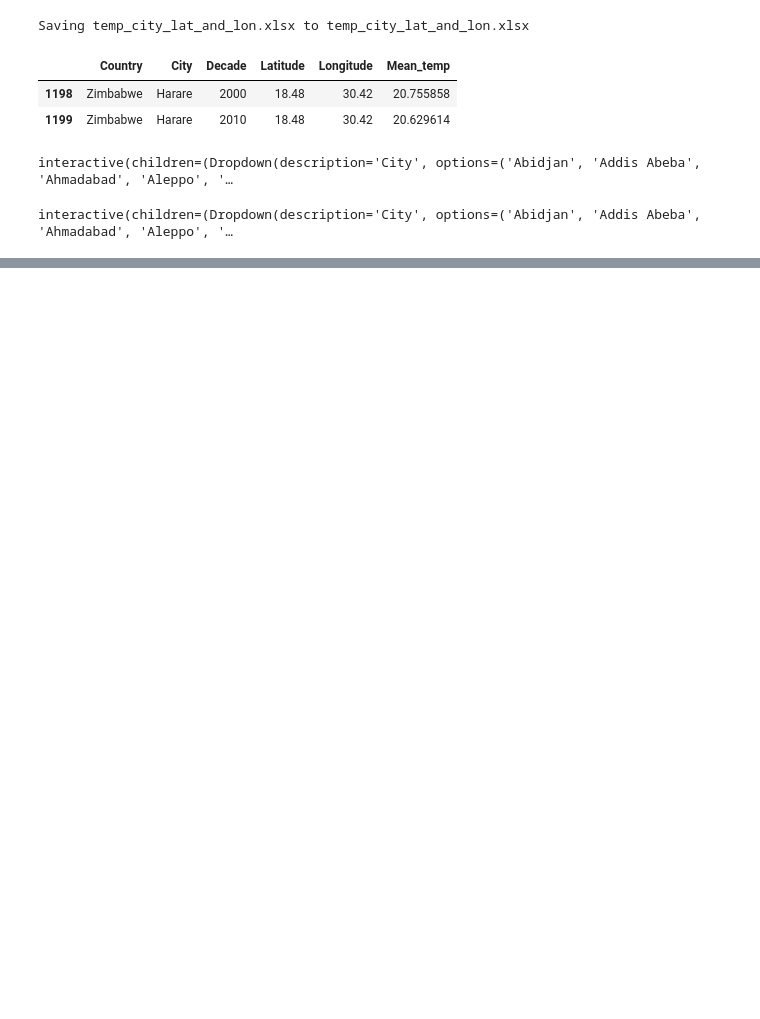
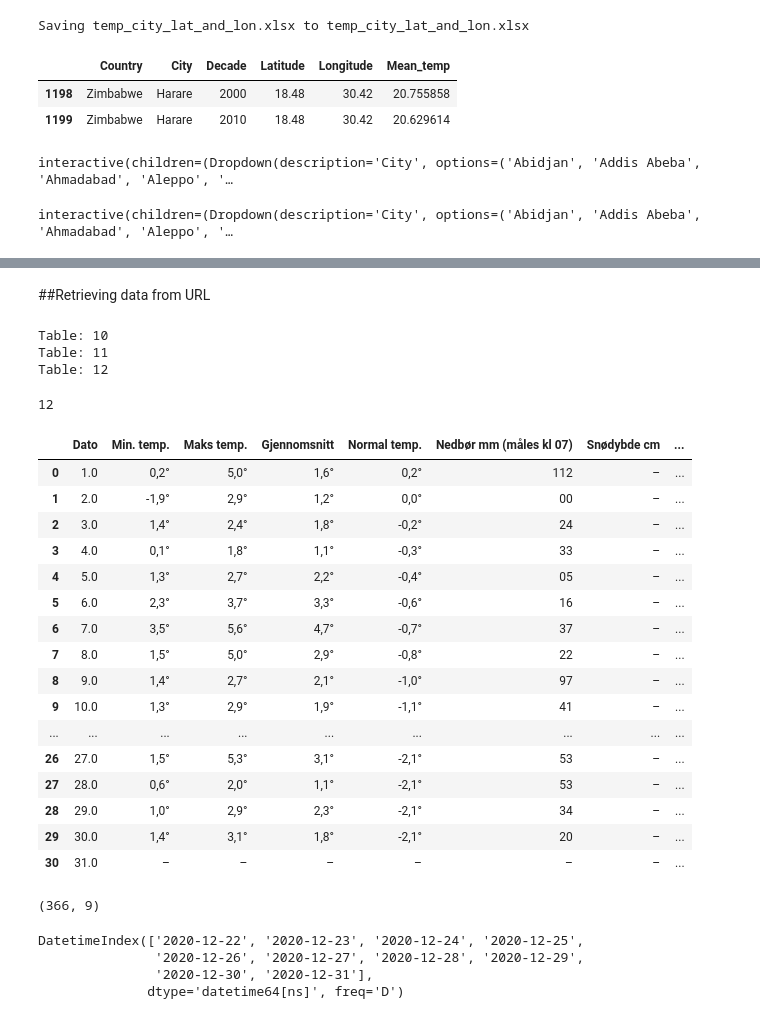
Before and after one commit to gabrielborja/python_data_analysis, a Jupyter notebook: sustainability_analytics.ipynb, the cells around one changed output, grey strips where cells are left out. Saved outputs shown, nothing was run; the diff lists cells and outputs as text; code cells hidden in the pictures; blank space fills up the shorter version.

Commit message:
Scrape Oslo 2020 weather data

```diff
--- a/sustainability_analytics.ipynb
+++ b/sustainability_analytics.ipynb
@@ -487,0 +505,2 @@ temp_per_country()
+# %% [markdown]
+##Retrieving data from URL
@@ -487,0 +510,66 @@ temp_per_country()
+# %%
+#Creating a function to retrieve table data from given URL
+def get_table(url):
+  """Retrieve table data from given URL and return a dataframe"""
+
+  #Get table data and parse with pandas
+  try:
+    tb = pd.read_html(url, attrs = {'class': 'fluid-table__table'})
+    return tb
+  except:
+    print('No Table found')
+# %%
+#Scraping weather data from mulitple pages and saving the returned tables to a list
+#data = []
+url = 'https://www.yr.no/nb/historikk/tabell/1-72837/Norge/Oslo/Oslo/Oslo?q=2021-0'
+
+for i in range(10, 13):
+  page = url + str(i)
+  data.append(get_table(page))
+  print(f'Table: {i}')
+  sleep(randint(4,10))
+# %% [output]
+Table: 10
+Table: 11
+Table: 12
+# %%
+#Checking one of the returned dataframes inside list
+len(data)
+# %% [output]
+12
+# %%
+#Checking one of the returned dataframes inside list
+data[11][0]
+# %% [output]
+|  | Dato | Min. temp. | Maks temp. | Gjennomsnitt | Normal temp. | Nedbør mm (måles kl 07) | Snødybde cm | ... |
+| 0 | 1.0 | 0,2° | 5,0° | 1,6° | 0,2° | 112 | – | ... |
+| 1 | 2.0 | -1,9° | 2,9° | 1,2° | 0,0° | 00 | – | ... |
+| 2 | 3.0 | 1,4° | 2,4° | 1,8° | -0,2° | 24 | – | ... |
+| 3 | 4.0 | 0,1° | 1,8° | 1,1° | -0,3° | 33 | – | ... |
+| 4 | 5.0 | 1,3° | 2,7° | 2,2° | -0,4° | 05 | – | ... |
+| 5 | 6.0 | 2,3° | 3,7° | 3,3° | -0,6° | 16 | – | ... |
+| 6 | 7.0 | 3,5° | 5,6° | 4,7° | -0,7° | 37 | – | ... |
+| 7 | 8.0 | 1,5° | 5,0° | 2,9° | -0,8° | 22 | – | ... |
+| 8 | 9.0 | 1,4° | 2,7° | 2,1° | -1,0° | 97 | – | ... |
+| 9 | 10.0 | 1,3° | 2,9° | 1,9° | -1,1° | 41 | – | ... |
+| ... | ... | ... | ... | ... | ... | ... | ... | ... |
+| 26 | 27.0 | 1,5° | 5,3° | 3,1° | -2,1° | 53 | – | ... |
+| 27 | 28.0 | 0,6° | 2,0° | 1,1° | -2,1° | 53 | – | ... |
+| 28 | 29.0 | 1,0° | 2,9° | 2,3° | -2,1° | 34 | – | ... |
+| 29 | 30.0 | 1,4° | 3,1° | 1,8° | -2,1° | 20 | – | ... |
+| 30 | 31.0 | – | – | – | – | – | – | ... |
+# %%
+#Concatenating dataframes from list
+df3 = pd.concat(objs=[i[0] for i in data], ignore_index=True)
+df3.shape #==> from page 1 to the end
+# %% [output]
+(366, 9)
+# %%
+#Creating range of dates for given year
+year_range = pd.date_range(start='2020-01-01', end='2020-12-31', freq='D')
+year_range[-10:]
+# %% [output]
+DatetimeIndex(['2020-12-22', '2020-12-23', '2020-12-24', '2020-12-25',
+               '2020-12-26', '2020-12-27', '2020-12-28', '2020-12-29',
+               '2020-12-30', '2020-12-31'],
+              dtype='datetime64[ns]', freq='D')
```
Also changed, not shown: parts of 11 cells of this notebook.
